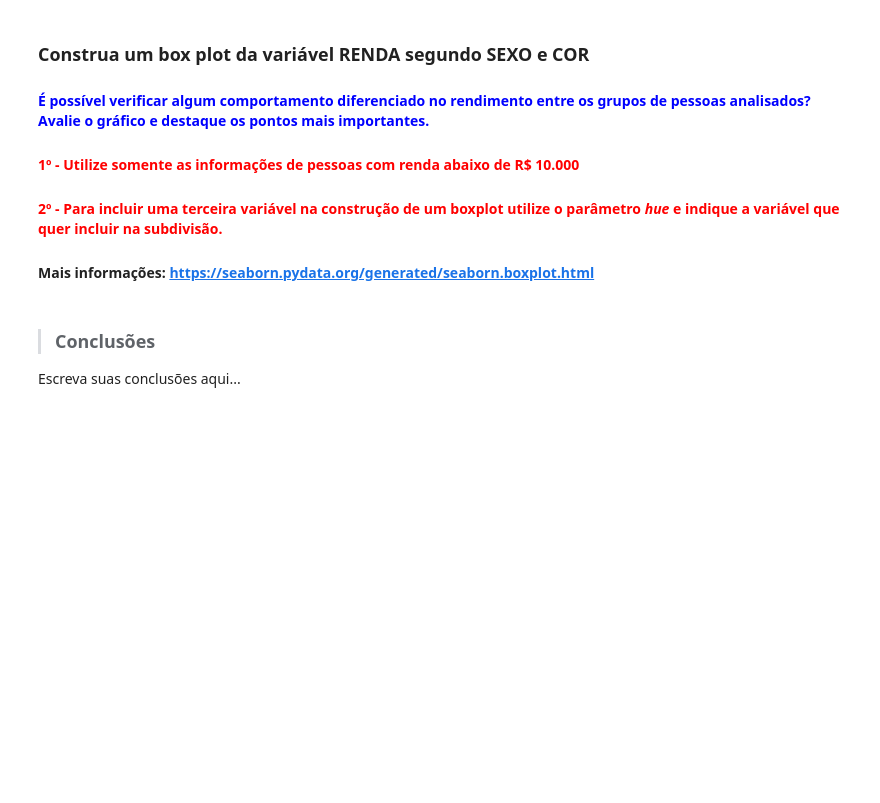
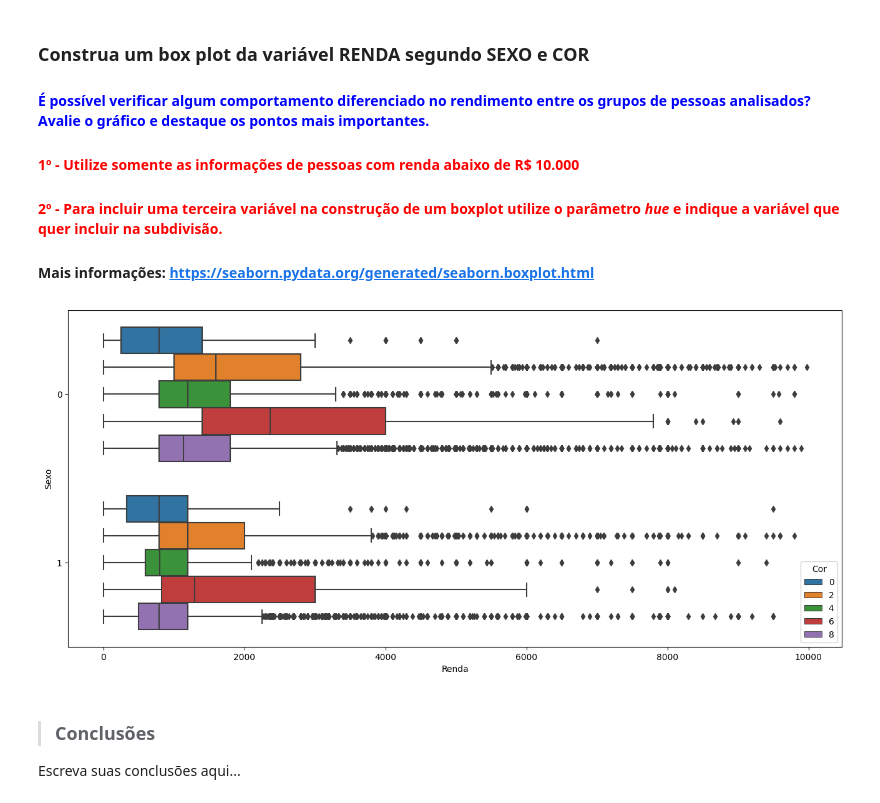
Before and after one commit to joaogabriel-fn/python-estatistica, a Jupyter notebook: Cursos/Estatística-com-Python-frequências-e-medidas/Aula-6/Análise_Descritiva.ipynb, the cells around one changed output. Cells and saved outputs as stored; diff of their text form; code cells hidden in the pictures; blank space fills up the shorter version.

```diff
--- a/Cursos/Estatística-com-Python-frequências-e-medidas/Aula-6/Análise_Descritiva.ipynb
+++ b/Cursos/Estatística-com-Python-frequências-e-medidas/Aula-6/Análise_Descritiva.ipynb
@@ -328,6 +479,12 @@ Escreva suas conclusões aqui...
 #### <font color='red'>1º - Utilize somente as informações de pessoas com renda abaixo de R$ 10.000</font>
 #### <font color='red'>2º - Para incluir uma terceira variável na construção de um boxplot utilize o parâmetro <i>hue</i> e indique a variável que quer incluir na subdivisão.</font>
 #### Mais informações: https://seaborn.pydata.org/generated/seaborn.boxplot.html
+# %%
+ax = sns.boxplot(df_pnad, x=df_pnad.query('Renda < 10000')['Renda'], y='Sexo', hue='Cor', orient='h')
+ax.figure.set_size_inches(16,7)
+ax;
+# %% [output]
+[figure, added]
 # %% [markdown]
 > ### Conclusões
 
```
Also changed, not shown: parts of 18 cells of this notebook.
